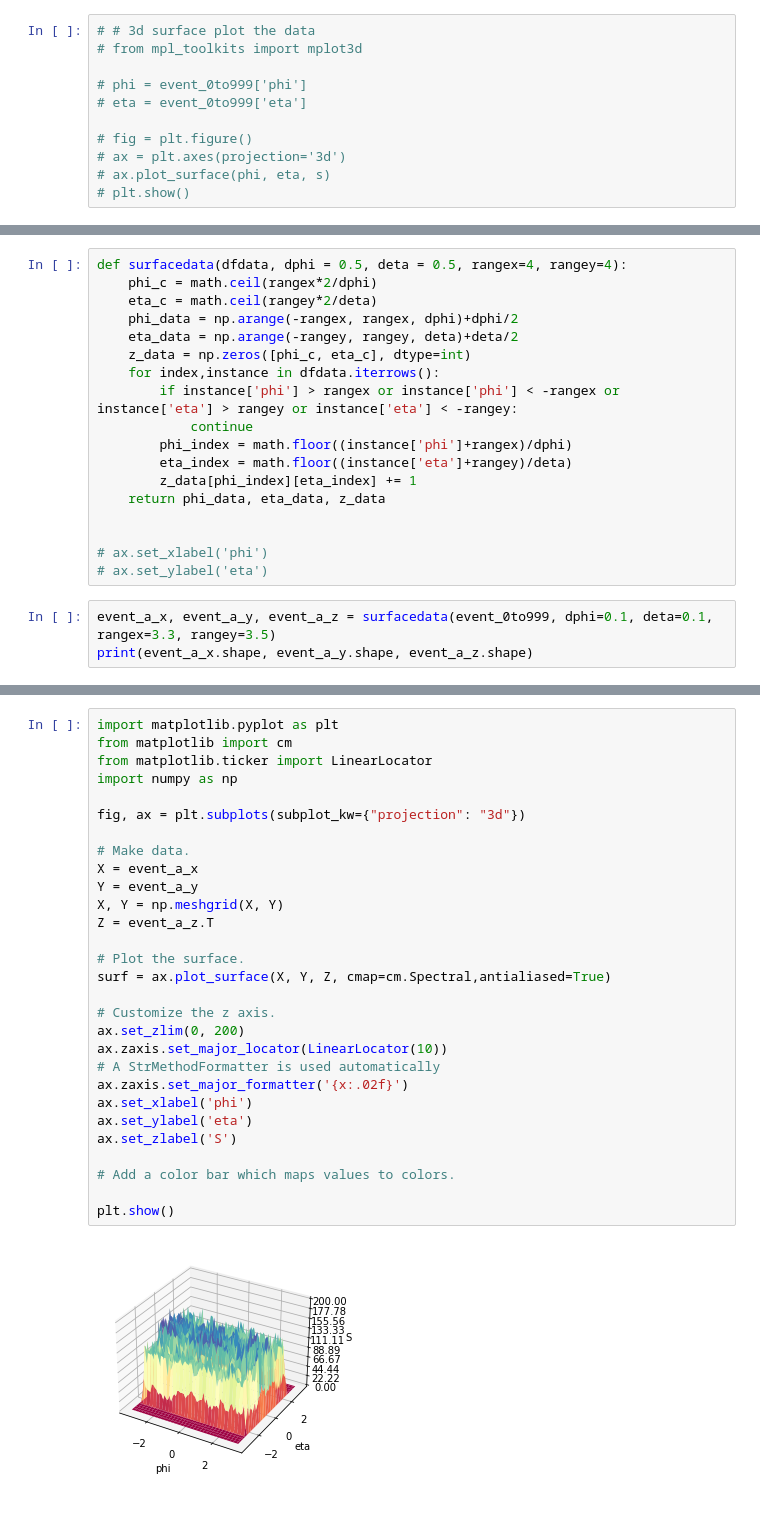
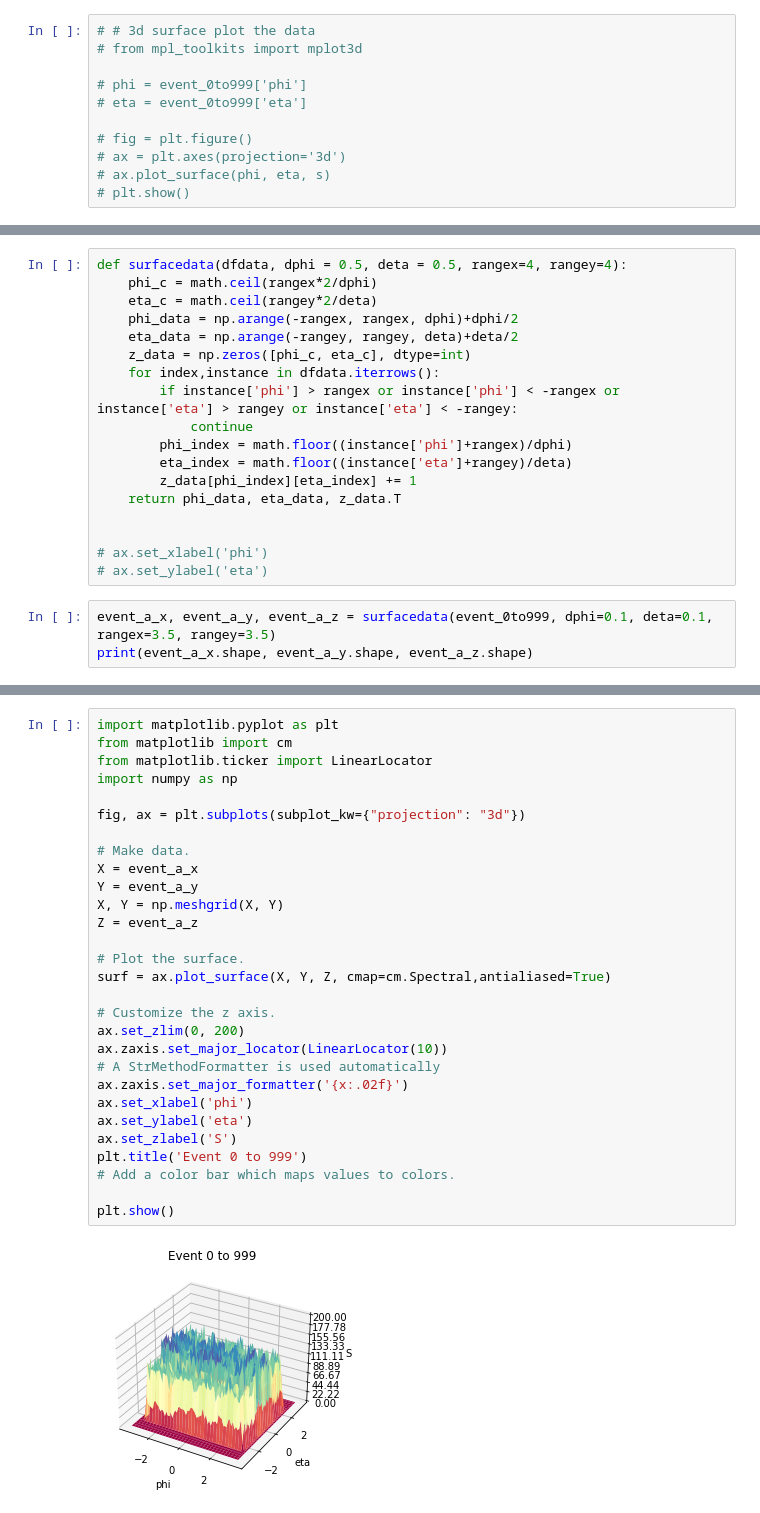
Before and after one commit to HarryWang0619/CIS_May_FinalProject, a Jupyter notebook: jul5_harry.ipynb, the cells around one changed output, grey strips where cells are left out. Saved outputs shown, nothing was run; the diff lists cells and outputs as text.

```diff
--- a/jul5_harry.ipynb
+++ b/jul5_harry.ipynb
@@ -177,12 +101,12 @@ def surfacedata(dfdata, dphi = 0.5, deta = 0.5, rangex=4, rangey=4):
         phi_index = math.floor((instance['phi']+rangex)/dphi)
         eta_index = math.floor((instance['eta']+rangey)/deta)
         z_data[phi_index][eta_index] += 1
-    return phi_data, eta_data, z_data
+    return phi_data, eta_data, z_data.T
 
 
 # ax.set_xlabel('phi')
 # ax.set_ylabel('eta')
 # %%
-event_a_x, event_a_y, event_a_z = surfacedata(event_0to999, dphi=0.1, deta=0.1, rangex=3.3, rangey=3.5)
+event_a_x, event_a_y, event_a_z = surfacedata(event_0to999, dphi=0.1, deta=0.1, rangex=3.5, rangey=3.5)
 print(event_a_x.shape, event_a_y.shape, event_a_z.shape)
 # %% [output]
@@ -190,31 +116,31 @@ print(event_a_x.shape, event_a_y.shape, event_a_z.shape)
 # %%
 import matplotlib.pyplot as plt
 from matplotlib import cm
 from matplotlib.ticker import LinearLocator
 import numpy as np
 
 fig, ax = plt.subplots(subplot_kw={"projection": "3d"})
 
 # Make data.
 X = event_a_x
 Y = event_a_y
 X, Y = np.meshgrid(X, Y)
-Z = event_a_z.T
+Z = event_a_z
 
 # Plot the surface.
 surf = ax.plot_surface(X, Y, Z, cmap=cm.Spectral,antialiased=True)
 
 # Customize the z axis.
 ax.set_zlim(0, 200)
 ax.zaxis.set_major_locator(LinearLocator(10))
 # A StrMethodFormatter is used automatically
 ax.zaxis.set_major_formatter('{x:.02f}')
 ax.set_xlabel('phi')
 ax.set_ylabel('eta')
 ax.set_zlabel('S')
-
+plt.title('Event 0 to 999')
 # Add a color bar which maps values to colors.
 
 plt.show()
 # %% [output]
-[figure, old version]
+[figure, new version]
```
Also changed, not shown: parts of 8 cells of this notebook.
